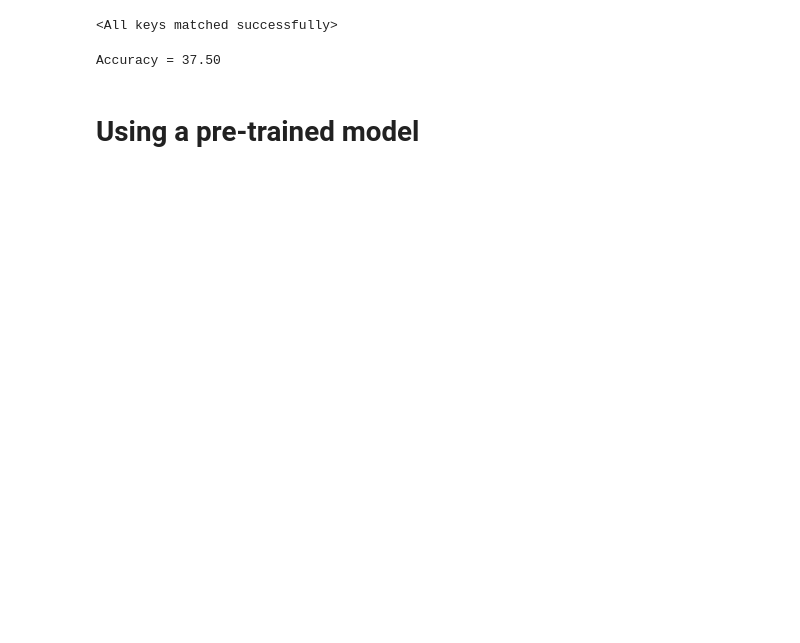
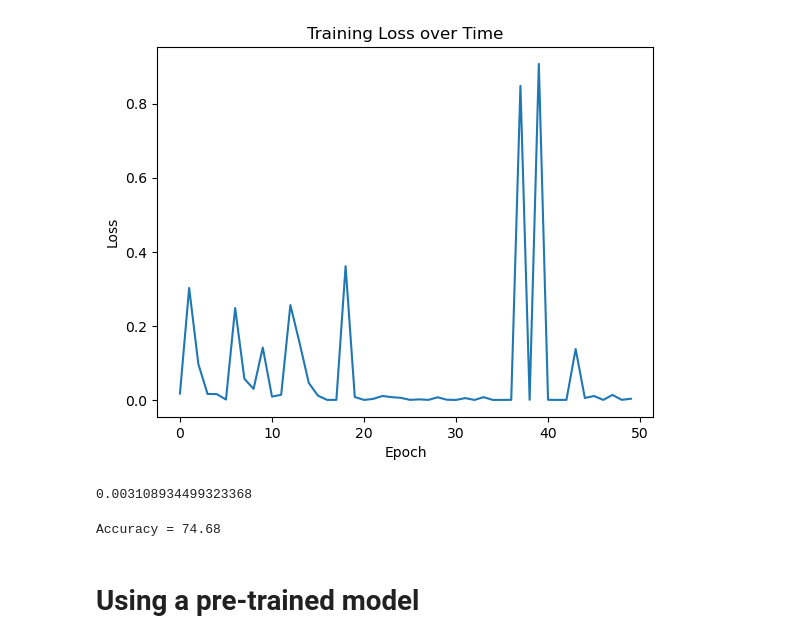
Before and after one commit to HassanAlgoz/xray, a Jupyter notebook: notebook_medical.ipynb, the cells around one changed output. Cells and saved outputs as stored; diff of their text form; code cells hidden in the pictures; blank space fills up the shorter version.

Commit message:
achieve 74.68% accuracy on test set

```diff
--- a/notebook_medical.ipynb
+++ b/notebook_medical.ipynb
@@ -5,11 +1,14 @@ import torchvision.transforms as transforms
 # %%
+import torch
+import torchvision
+import torchvision.transforms as transforms
 from torchvision import datasets, transforms
 
 # Dataset 2: https://www.kaggle.com/code/faressayah/chest-x-ray-medical-diagnosis-with-cnn-densenet/input
 
 # Define transformations for images
 transform = transforms.Compose([
-    transforms.Resize((128,128)),
+    transforms.Resize((256,256)),
     transforms.RandomHorizontalFlip(),
     transforms.Grayscale(),
     transforms.ToTensor()
@@ -117,6 +138,15 @@ num_params
+# %%
+train_losses = []
+epochs = []
 # %%
-for epoch in range(100):
-    running_loss = 0.0
+from utils import RunningAverage
+PATH = './mnist_medical.pth'
+
+num_epochs = 50
+
+model.train()
+for ep in range(num_epochs):
+    loss_avg = RunningAverage()
     for i, data in enumerate(train_loader):
         images, labels = data[0].to(device), data[1].to(device)
 
@@ -124,24 +154,22 @@ for epoch in range(100):
         optimizer.zero_grad()
 
         # forward
-        outputs = net(images)
+        outputs = model(images)
         outputs = outputs.squeeze(1)
-        # print('outputs', outputs)
-        # print('labels', labels)
         loss = loss_fn(outputs, labels.float())
-        # print('loss', loss)
-        # break
-
 
         # backward & optimize
         loss.backward()
         optimizer.step()
 
         # print statistics
-        running_loss += loss.item()
-        if i % 100 == 99:
-            print(f'[{epoch + 1}, {i + 1:5d}] loss: {running_loss / batch_size:.3f}')
+        loss_avg.update(loss.item())
+        if (i+1) % 100 == 0:
+            print(f'[{ep + 1}, {i + 1:5d}] loss: {loss_avg():05.3f}')
             running_loss = 0.0
+    train_losses.append(loss.item())
+    epochs.append(ep)
+    torch.save(model.state_dict(), PATH)
 
 print('Finished Training')
 # %% [output]
@@ -174,22 +193,29 @@ torch.save(net.state_dict(), PATH)
-# %%
-net = ConvNet(num_classes)
-net.load_state_dict(torch.load(PATH))
-# %% [output]
-<All keys matched successfully>
+# %%
+plt.plot(np.arange(len(epochs)), train_losses)
+plt.title('Training Loss over Time')
+plt.xlabel('Epoch')
+plt.ylabel('Loss')
+plt.show()
+print(train_losses[-1])
+# %% [output]
+[figure, added]
+0.003108934499323368
 # %%
+model = ConvNet(num_classes)
+model.load_state_dict(torch.load(PATH))
+model.eval()
 with torch.no_grad():
     n_correct = 0
     n_samples = 0
-    for X, y in test_loader:
-        scores = net(X)
-        _, predictions = scores.max(1)
-        n_samples += X.shape[0]
+    for x, y in test_loader:
+        outputs = model(x).squeeze(1)
+        predictions = (outputs > 0.5).float()
+        n_samples += x.shape[0]
         n_correct += (predictions == y).sum().item()
-
     acc = n_correct / n_samples
     print(f'Accuracy = {100*acc:.2f}')
 # %% [output]
-Accuracy = 37.50
+Accuracy = 74.68
 # %% [markdown]
 # Using a pre-trained model
 # %%
```
Also changed, not shown: parts of 7 cells of this notebook.
